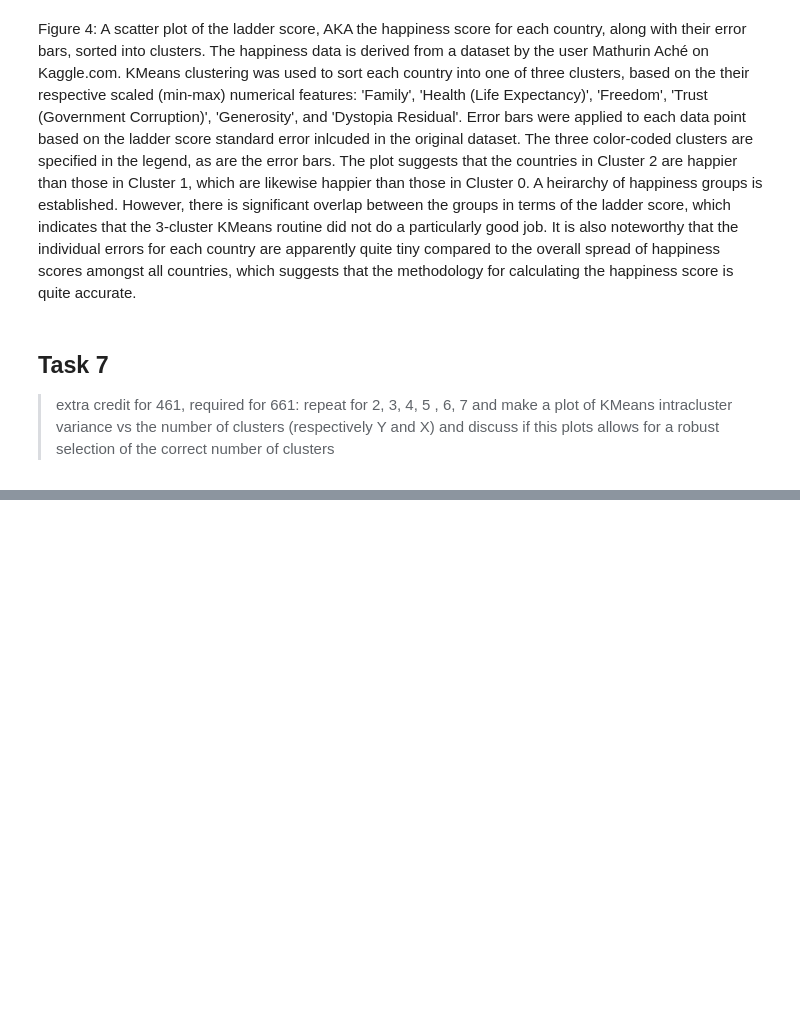
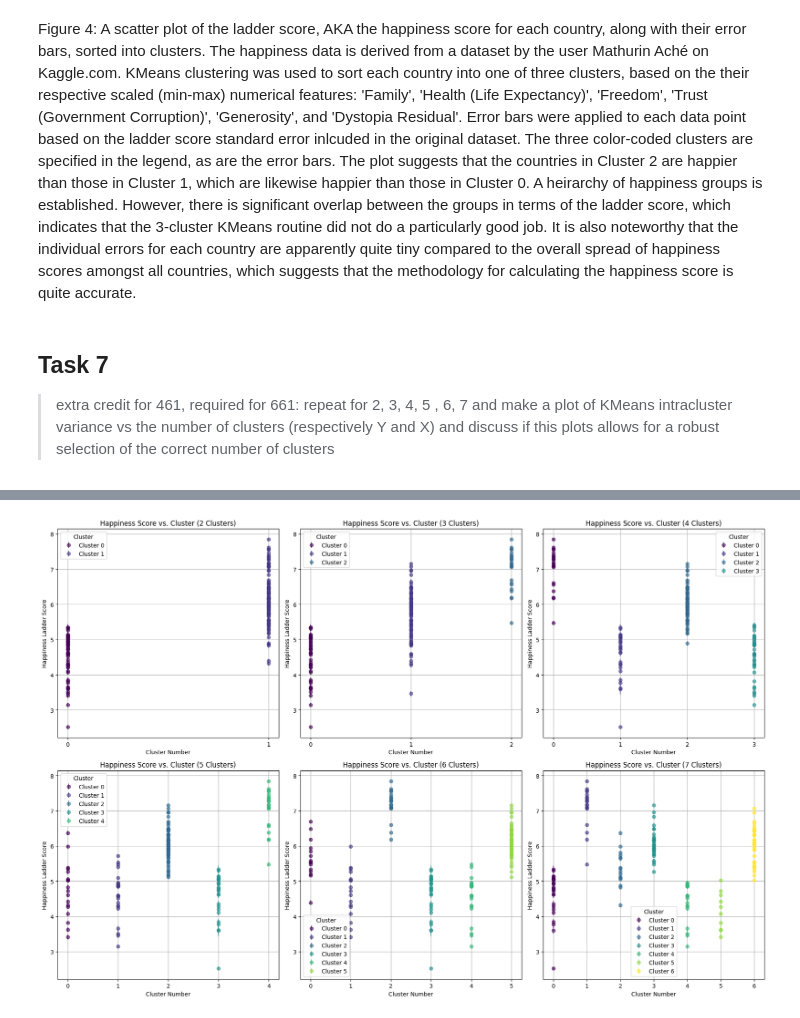
Before and after one commit to jarrodsb/DSPS_JBieber, a Jupyter notebook: HW7/Kaggle_data_scaling_and_clustering_Bieber_dsps25.ipynb, the cells around one changed output, grey strips where cells are left out. Saved outputs shown, nothing was run; the diff lists cells and outputs as text; code cells hidden in the pictures; blank space fills up the shorter version.

```diff
--- a/HW7/Kaggle_data_scaling_and_clustering_Bieber_dsps25.ipynb
+++ b/HW7/Kaggle_data_scaling_and_clustering_Bieber_dsps25.ipynb
@@ -300,3 +303,21 @@ Figure 4: A scatter plot of the ladder score, AKA the happiness score for each c
 ## Task 7
 
 > extra credit for 461, required for 661: repeat for 2, 3, 4, 5 , 6, 7 and make a plot of KMeans intracluster variance vs the number of clusters (respectively Y and X) and discuss if this plots allows for a robust selection of the correct number of clusters
+# %%
+cluster_range = list(range(2, 8))
+
+# Create a dictionary to store the cluster labels for each number of clusters
+cluster_labels_dict = {}
+
+# Loop through the specified range of cluster numbers
+for n_clusters in cluster_range:
+    # Initialize and fit KMeans
+    kmeans = sklearn.cluster.KMeans(n_clusters=n_clusters, random_state=42, n_init=10)
+    cluster_labels_dict[n_clusters] = kmeans.fit_predict(scaled_features)
+# %%
+# Iterate through the cluster dictionary and add cluster labels to the happiness DataFrame
+for n_clusters, labels in cluster_labels_dict.items():
+    happiness[f'Cluster_{n_clusters}'] = labels
+
+# Display the new columns in the happiness DataFrame
+display(happiness.head())
@@ -302,0 +331,39 @@ Figure 4: A scatter plot of the ladder score, AKA the happiness score for each c
+# %%
+# Create a figure with 2x3 subplots
+fig, axes = plt.subplots(2, 3, figsize=(18, 12))
+axes = axes.ravel() # Flatten the axes array for easy iteration
+
+# Define colors for each cluster
+colors = plt.cm.viridis(np.linspace(0, 1, 7))
+
+# Iterate through the range of clusters and the axes
+for i, n_clusters in enumerate(cluster_range):
+    # Get the cluster labels for the current number of clusters
+    current_cluster_labels = happiness[f'Cluster_{n_clusters}']
+
+    # Plot each cluster separately with error bars
+    for cluster_label in sorted(current_cluster_labels.unique()):
+        cluster_data = happiness[current_cluster_labels == cluster_label]
+        axes[i].errorbar(
+            x=cluster_data[f'Cluster_{n_clusters}'],
+            y=cluster_data['Ladder score'],
+            yerr=cluster_data['Standard error of ladder score'],
+            fmt='o', # Use 'o' to show markers
+            color=colors[cluster_label], # Use the defined colors
+            label=f'Cluster {cluster_label}', # Add label for legend
+            alpha=0.6 # Adjust transparency
+        )
+
+    # Set labels and title for the current subplot
+    axes[i].set_xlabel('Cluster Number')
+    axes[i].set_ylabel('Happiness Ladder Score')
+    axes[i].set_title(f'Happiness Score vs. Cluster ({n_clusters} Clusters)')
+    axes[i].set_xticks(sorted(current_cluster_labels.unique())) # Set x-ticks to unique cluster labels
+    axes[i].grid(True) # Add a grid
+    axes[i].legend(title='Cluster') # Add a legend to each subplot
+
+
+plt.tight_layout()
+plt.show()
+# %% [output]
+[figure, added]
```
Also changed, not shown: parts of 7 cells of this notebook.
